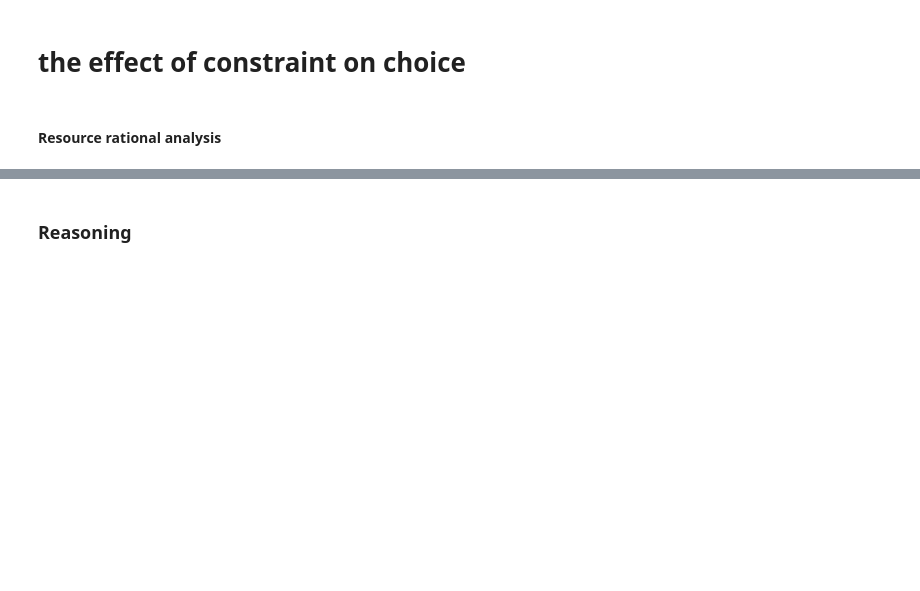
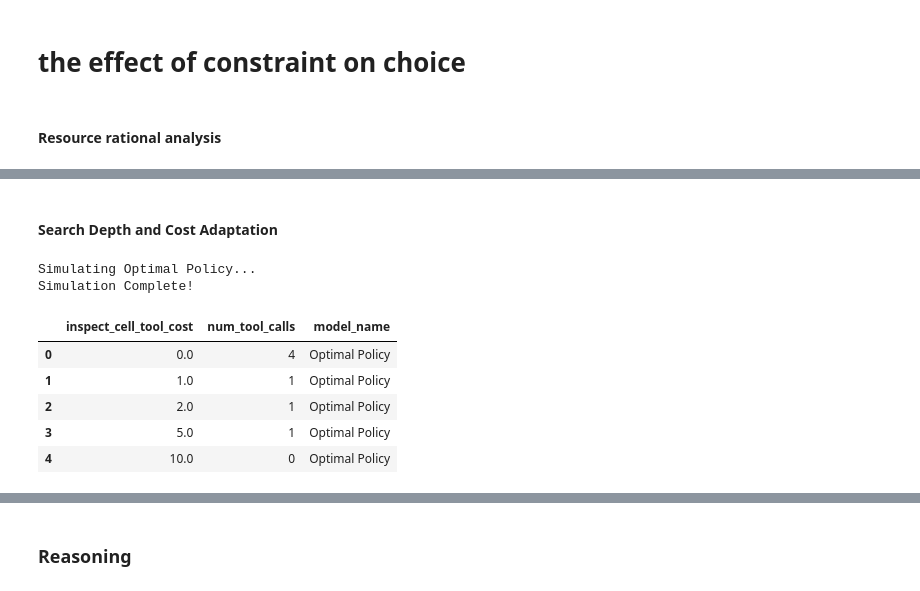
Before and after one commit to davoodwadi/toollab, a Jupyter notebook: src/tool_lab/analysis/analyze_leftdigit-final.ipynb, the cells around one changed output, grey strips where cells are left out. Drawn from its saved outputs; the diff is of its cells as text; code cells hidden in the pictures; blank space fills up the shorter version.

```diff
--- a/src/tool_lab/analysis/analyze_leftdigit-final.ipynb
+++ b/src/tool_lab/analysis/analyze_leftdigit-final.ipynb
@@ -339,0 +549,68 @@ quasi-separation. In this case some parameters will not be identified.
+# %% [markdown]
+#### Search Depth and Cost Adaptation
+# %%
+costs_to_test = [0.0, 1, 2, 5, 10.0]
+n_simulations = 1 # How many random shops to simulate per cost
+products = ["coffee_a", "coffee_b"] # Update if you have more products
+optimal_records = []
+
+print("Simulating Optimal Policy...")
+for cost in costs_to_test:
+    # 1. Set up the environment with the current cost
+    attributes = [
+        Attribute(name="dollars", domain=np.linspace(1, 100, 50), cost=cost),
+        Attribute(name="weight", domain=np.linspace(1, 100, 50), cost=cost),
+        Attribute(name="cents", domain=np.arange(0, 100), cost=cost),
+    ]
+
+    planner = ToolPlanner(
+        products=products,
+        attributes=attributes,
+        num_bags=5,
+
+        max_depth=3,
+        chance_enumeration_limit=10,
+        tie_break_reveal_penalty=1e-6
+    )
+
+    # 2. Run simulations
+    for sim_id in range(n_simulations):
+        # Generate a random true state of the world
+        realization = {}
+        for p in products:
+            for a in attributes:
+                realization[(p, a.name)] = float(np.random.choice(a.domain))
+
+        state = planner.initial_state()
+        num_reveals = 0
+
+        # Step through the MDP
+        while True:
+            plan = planner.plan(state)
+            action = plan["best_action"]
+
+            if action[0] == "choose":
+                break # Agent stopped searching
+
+            # Agent decided to reveal, update state
+            state, _ = planner.apply_real_observation(state, realization, plan["stats"][0]["raw_action"] if "raw_action" in plan["stats"][0] else action)
+            num_reveals += 1
+
+        optimal_records.append({
+            'inspect_cell_tool_cost': cost,
+            'num_tool_calls': num_reveals,
+            'model_name': 'Optimal Policy' # This acts as our baseline "model"
+        })
+
+print("Simulation Complete!")
+df_optimal = pd.DataFrame(optimal_records)
+df_optimal
+# %% [output]
+Simulating Optimal Policy...
+Simulation Complete!
+|  | inspect_cell_tool_cost | num_tool_calls | model_name |
+| 0 | 0.0 | 4 | Optimal Policy |
+| 1 | 1.0 | 1 | Optimal Policy |
+| 2 | 2.0 | 1 | Optimal Policy |
+| 3 | 5.0 | 1 | Optimal Policy |
+| 4 | 10.0 | 0 | Optimal Policy |
```
Also changed, not shown: parts of 11 cells of this notebook, 5 other files.
